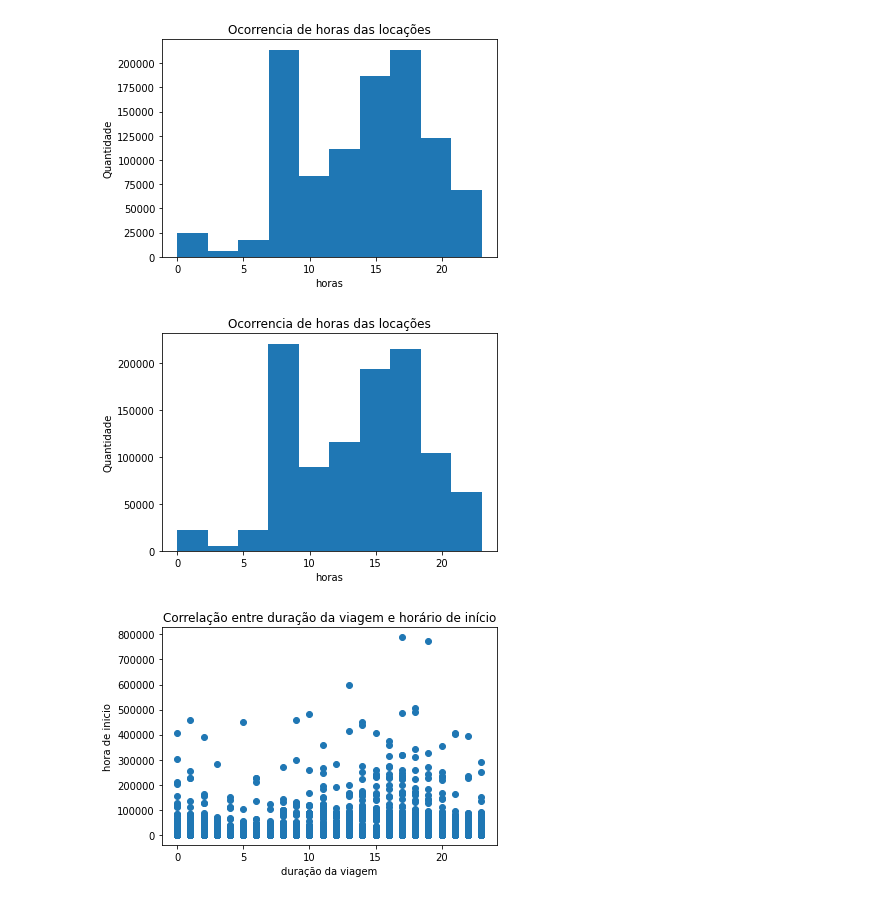
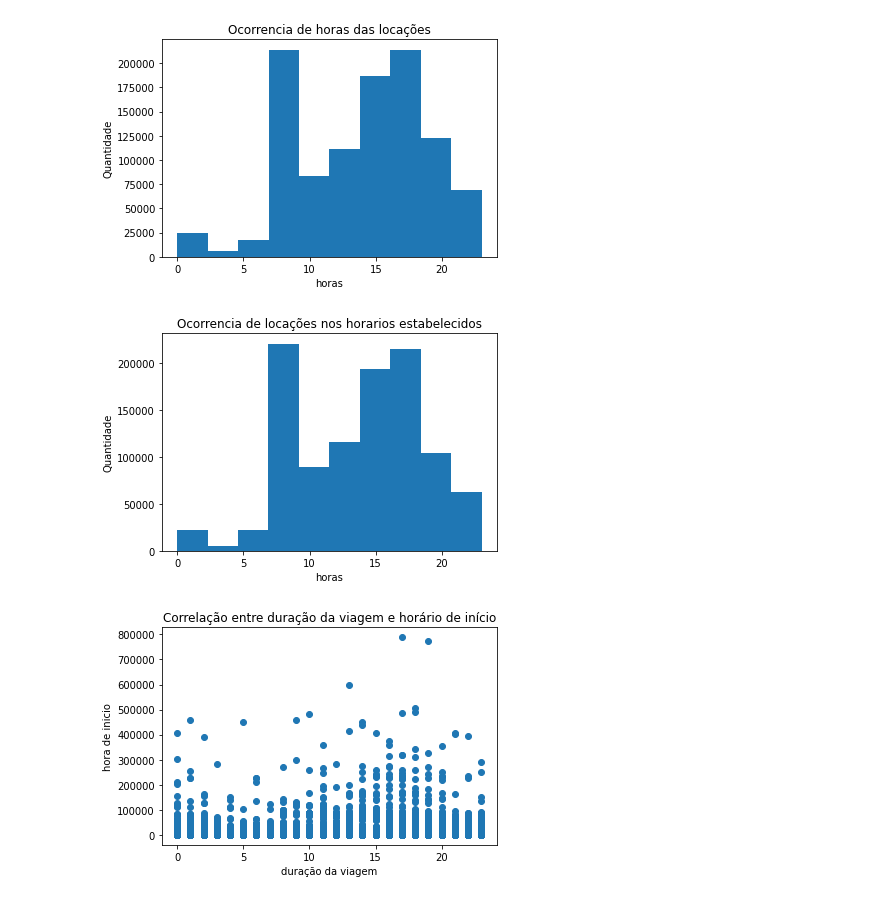
Before and after one commit to Rendrikson98/Aprendizado-de-M-quina, a Jupyter notebook: regressão.ipynb, the cells around one changed output. Drawn from its saved outputs; the diff is of its cells as text; code cells hidden in the pictures.

```diff
--- a/regressão.ipynb
+++ b/regressão.ipynb
@@ -83,12 +83,12 @@ plt.show()
 # %%
 #plotando ocorrência tempo da locação
 plt.hist(data.StartHour)
 plt.xlabel('horas')
 plt.ylabel('Quantidade')
-plt.title('Ocorrencia de horas das locações')
+plt.title('Ocorrencia de locações nos horarios estabelecidos')
 plt.show()
 # %% [output]
-[figure, old version]
+[figure, new version]
 # %%
 # plotando correlação entre temperatura e número de aluguéis
 plt.scatter(data.StartHour, data.JourneyDuration)
```
Also changed, not shown: parts of 18 cells of this notebook.
